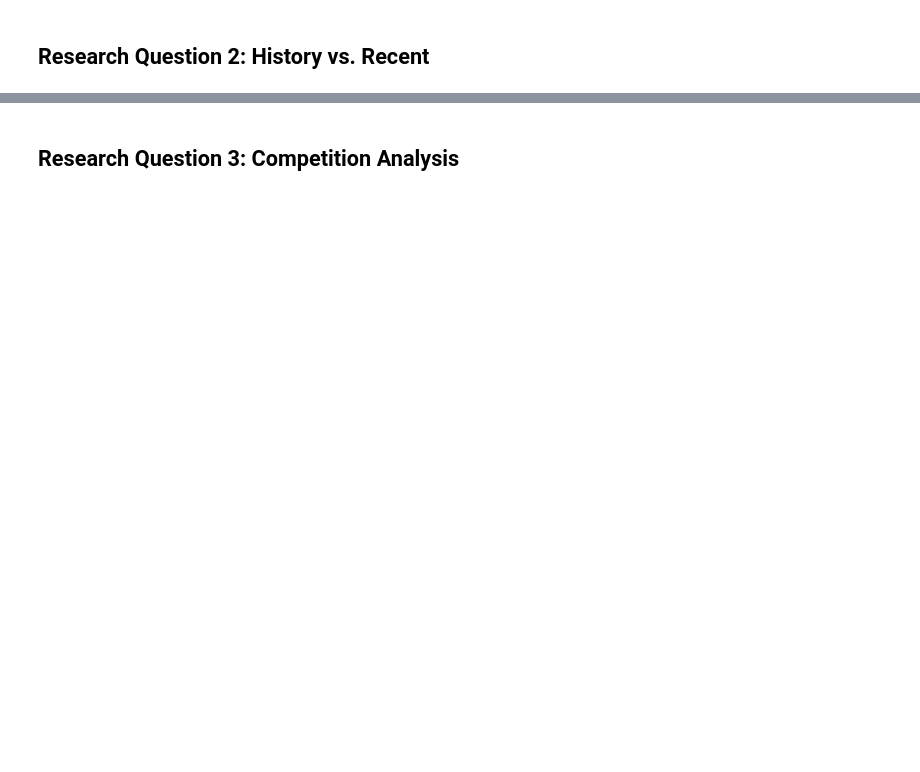
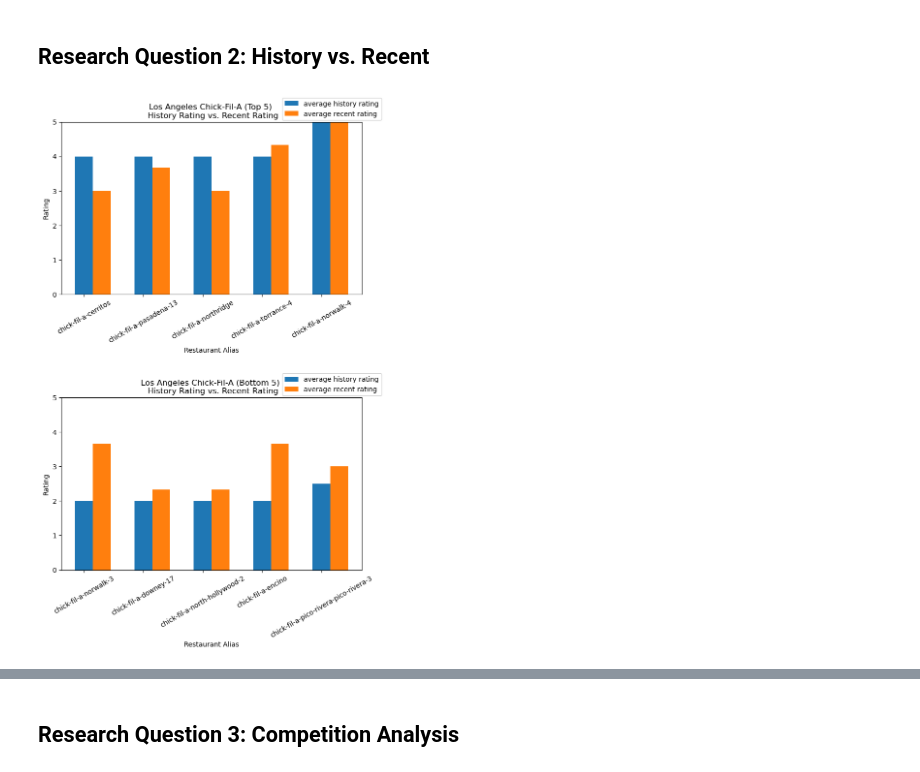
Before and after one commit to tonygana/project1, a Jupyter notebook: Group_Project_1.ipynb, the cells around one changed output, grey strips where cells are left out. Cells and saved outputs as stored; diff of their text form; code cells hidden in the pictures; blank space fills up the shorter version.

```diff
--- a/Group_Project_1.ipynb
+++ b/Group_Project_1.ipynb
@@ -297,27 +300,33 @@ Recent4 =df_Houston['Recent Rating'].tail(5)
 Alias3 =df_LA['Alias'].tail(5)
 Alias4 =df_Houston['Alias'].tail(5)
 # %%
+ind = np.arange(len(Rating1))
+width = 0.3
+
 # plot historical and rencet rating for LA
 fig, ax = plt.subplots(2,1, figsize=(8,12))
-ax[0].bar(ind,Rating1,width,label = "average history rating")
-ax[0].bar(ind+0.3,Recent1,width,label = "average recent rating")
-ax[0].set_xticks(ind, Alias1,rotation = 45)
+ax[1].bar(ind,Rating1,width,label = "average history rating")
+ax[1].bar(ind+width,Recent1,width,label = "average recent rating")
+ax[1].set_xticks(ind, Alias1,rotation = 30)
+ax[1].set_xlabel("Restaurant Alias")
+ax[1].set_ylabel("Rating")
+ax[1].set_ylim(0,5)
+ax[1].set_title("Los Angeles Chick-Fil-A (Bottom 5) \n History Rating vs. Recent Rating")
+ax[1].legend(loc="upper center", bbox_to_anchor=(0.9, 1.16))
+
+plt.subplots_adjust(hspace=0.6)
+
+ax[0].bar(ind,Rating3,width,label = "average history rating")
+ax[0].bar(ind+width,Recent3,width,label = "average recent rating")
+ax[0].set_xticks(ind, Alias3,rotation = 30)
+ax[0].set_xlabel("Restaurant Alias")
 ax[0].set_ylabel("Rating")
 ax[0].set_ylim(0,5)
-ax[0].set_title("Los Angeles Chick-Fil-A (Bottom 5) \n History Rating vs. Recent Rating")
+ax[0].set_title("Los Angeles Chick-Fil-A (Top 5) \n History Rating vs. Recent Rating")
 ax[0].legend(loc="upper center", bbox_to_anchor=(0.9, 1.16))
-
-plt.subplots_adjust(hspace=0.7)
-
-ax[1].bar(ind,Rating3,width,label = "average history rating")
-ax[1].bar(ind+0.3,Recent3,width,label = "average recent rating")
-ax[1].set_xticks(ind, Alias3,rotation = 45)
-ax[1].set_xlabel("Restaurant Alias")
-ax[1].set_ylabel("Rating")
-ax[0].set_ylim(0,5)
-ax[1].set_title("Los Angeles Chick-Fil-A (Top 5) \n History Rating vs. Recent Rating")
-ax[1].legend(loc="upper center", bbox_to_anchor=(0.9, 1.16))
 plt.savefig("Output/History-vs-Recent-1.png")
+# %% [output]
+[figure, added]
 # %%
 # plot historical and rencet rating for Houston
 fig, ax = plt.subplots(2,1, figsize=(8,12))
```
Also changed, not shown: parts of 16 cells of this notebook, 15 other files.
